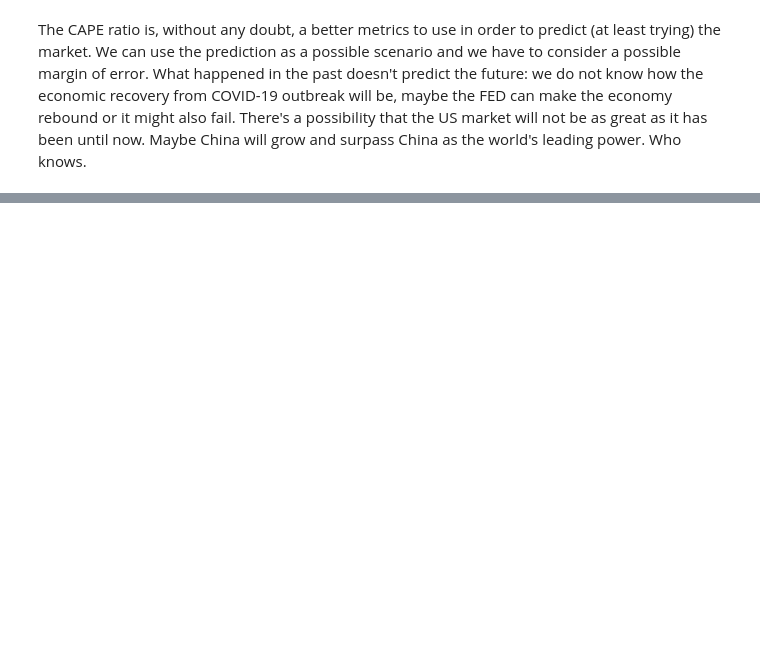
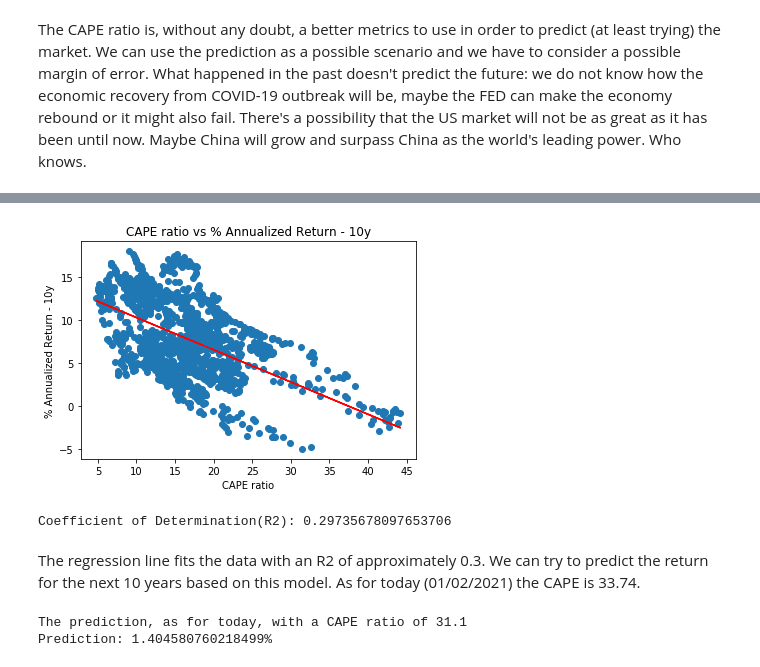
Before and after one commit to emanuelecora/P-E-and-Stock-Market-Return, a Jupyter notebook: Notebook.ipynb, the cells around one changed output, grey strips where cells are left out. Drawn from its saved outputs; the diff is of its cells as text; code cells hidden in the pictures; blank space fills up the shorter version.

Commit message:
Final Linear Regression

```diff
--- a/Notebook.ipynb
+++ b/Notebook.ipynb
@@ -303,0 +329,25 @@ In the next 10 years, i would expect a bit lower return than the one predicted b
+# %%
+regr = linear_model.LinearRegression()
+regr.fit(df[["CAPE ratio"]], df[["10y Annualized Return"]])
+m = regr.coef_
+q = regr.intercept_
+# %%
+plt.scatter(df["CAPE ratio"], df["10y Annualized Return"])
+plt.plot(df["CAPE ratio"], m[0]*df["CAPE ratio"] + q[0], "r")
+plt.xlabel("CAPE ratio")
+plt.ylabel("% Annualized Return - 10y")
+plt.title("CAPE ratio vs % Annualized Return - 10y")
+plt.show()
+
+print("Coefficient of Determination(R2): {}".format(regr.score(df[["CAPE ratio"]], df[["10y Annualized Return"]])))
+# %% [output]
+[figure, added]
+Coefficient of Determination(R2): 0.29735678097653706
+# %% [markdown]
+The regression line fits the data with an R2 of approximately 0.3. We can try to predict the return for the next 10 years based on this model. As for today (01/02/2021) the CAPE is 33.74.
+# %%
+print("The prediction, as for today, with a CAPE ratio of 31.1")
+print(f"Prediction: {regr.predict(np.array([[33.74]]))[0][0]}%")
+# %% [output]
+The prediction, as for today, with a CAPE ratio of 31.1
+Prediction: 1.404580760218499%
```
Also changed, not shown: parts of 16 cells of this notebook.
